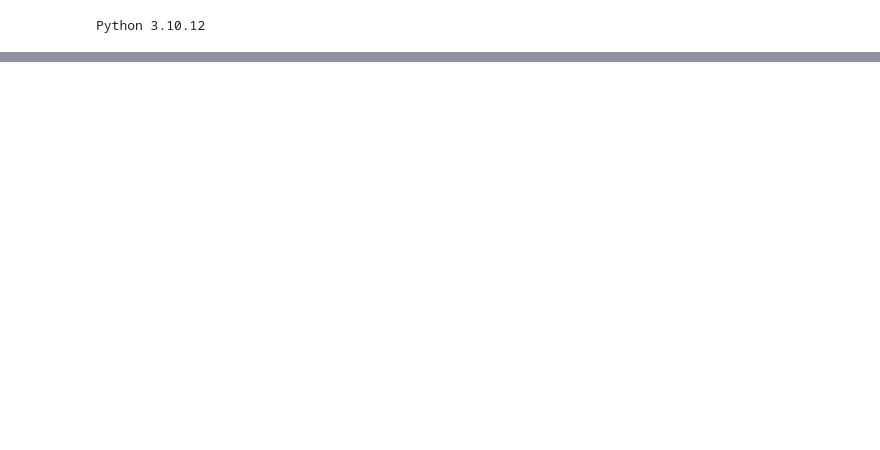
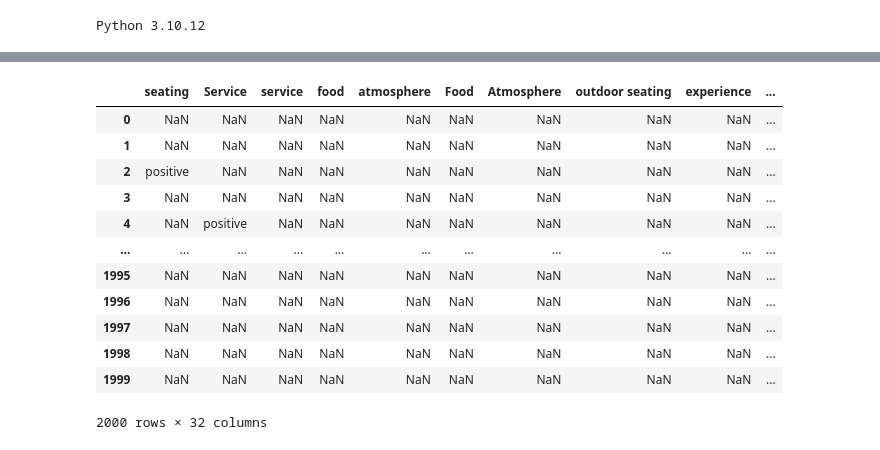
Before and after one commit to mexiliang/SIADS699, a Jupyter notebook: absa_train.ipynb, the cells around one changed output, grey strips where cells are left out. Cells and saved outputs as stored; diff of their text form; code cells hidden in the pictures; blank space fills up the shorter version.

Commit message:
created random 2k samples

```diff
--- a/absa_train.ipynb
+++ b/absa_train.ipynb
@@ -276,0 +369,7 @@ model.push_to_hub("ginkgogo/setfit-absa-bge-small-en-v1.5-restaurants")
+# %%
+def extract(aspect_list):
+  if isinstance(aspect_list, list):
+    aspect_dict = {}
+    for aspect in aspect_list:
+      aspect_dict[aspect['span']] = aspect['polarity']
+    return aspect_dict
@@ -276,0 +380,2 @@ model.push_to_hub("ginkgogo/setfit-absa-bge-small-en-v1.5-restaurants")
+# %%
+random_df_2000['aspects_sentiment'] = random_df_2000['aspects_sentiment'].apply(extract)
@@ -276,0 +399,2 @@ model.push_to_hub("ginkgogo/setfit-absa-bge-small-en-v1.5-restaurants")
+# %%
+random_df_2000['aspects_sentiment'] = random_df_2000['aspects_sentiment'].fillna('{}')
@@ -276,0 +411,2 @@ model.push_to_hub("ginkgogo/setfit-absa-bge-small-en-v1.5-restaurants")
+# %%
+flatten_asepct = pd.json_normalize(random_df_2000['aspects_sentiment'])
@@ -276,0 +415,16 @@ model.push_to_hub("ginkgogo/setfit-absa-bge-small-en-v1.5-restaurants")
+# %%
+flatten_asepct
+# %% [output]
+|  | seating | Service | service | food | atmosphere | Food | Atmosphere | outdoor seating | experience | ... |
+| 0 | NaN | NaN | NaN | NaN | NaN | NaN | NaN | NaN | NaN | ... |
+| 1 | NaN | NaN | NaN | NaN | NaN | NaN | NaN | NaN | NaN | ... |
+| 2 | positive | NaN | NaN | NaN | NaN | NaN | NaN | NaN | NaN | ... |
+| 3 | NaN | NaN | NaN | NaN | NaN | NaN | NaN | NaN | NaN | ... |
+| 4 | NaN | positive | NaN | NaN | NaN | NaN | NaN | NaN | NaN | ... |
+| ... | ... | ... | ... | ... | ... | ... | ... | ... | ... | ... |
+| 1995 | NaN | NaN | NaN | NaN | NaN | NaN | NaN | NaN | NaN | ... |
+| 1996 | NaN | NaN | NaN | NaN | NaN | NaN | NaN | NaN | NaN | ... |
+| 1997 | NaN | NaN | NaN | NaN | NaN | NaN | NaN | NaN | NaN | ... |
+| 1998 | NaN | NaN | NaN | NaN | NaN | NaN | NaN | NaN | NaN | ... |
+| 1999 | NaN | NaN | NaN | NaN | NaN | NaN | NaN | NaN | NaN | ... |
+2000 rows × 32 columns
```
Also changed, not shown: parts of 35 cells of this notebook.
